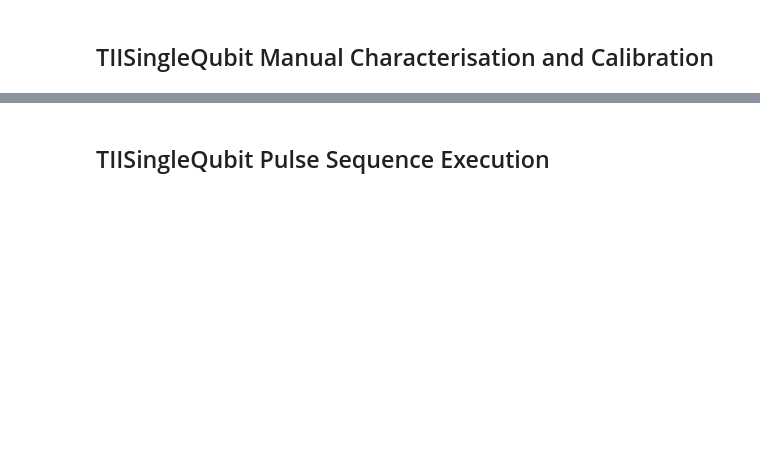
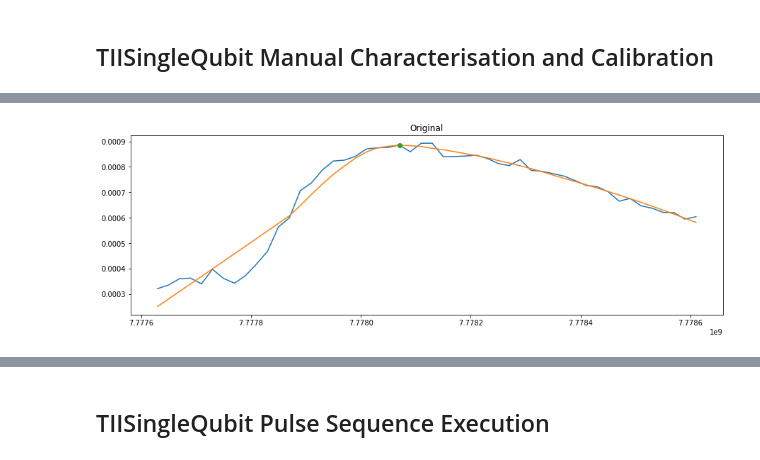
Before and after one commit to qiboteam/qibolab, a Jupyter notebook: diagnostics/tii_single_qubit_diagnosis.ipynb, the cells around one changed output, grey strips where cells are left out. Cells and saved outputs as stored; diff of their text form; code cells hidden in the pictures; blank space fills up the shorter version.

Commit message:
incoming pulse plotting

```diff
--- a/diagnostics/tii_single_qubit_diagnosis.ipynb
+++ b/diagnostics/tii_single_qubit_diagnosis.ipynb
@@ -12,0 +11,3 @@ tiisq.run_qubit_spectroscopy()
+# %%
+dataset = diagnostics.run_resonator_spectroscopy()
+# %% [output]
@@ -12,0 +22 @@ tiisq.run_qubit_spectroscopy()
+[figure, added]
```
Also changed, not shown: parts of 15 cells of this notebook, 4 other files.
